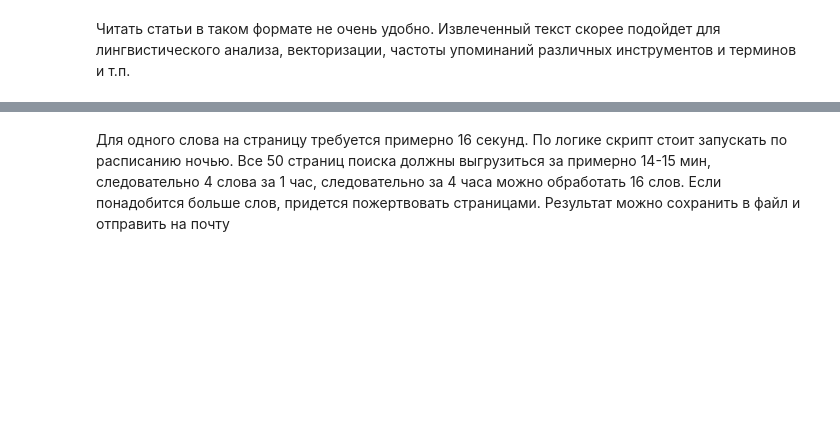
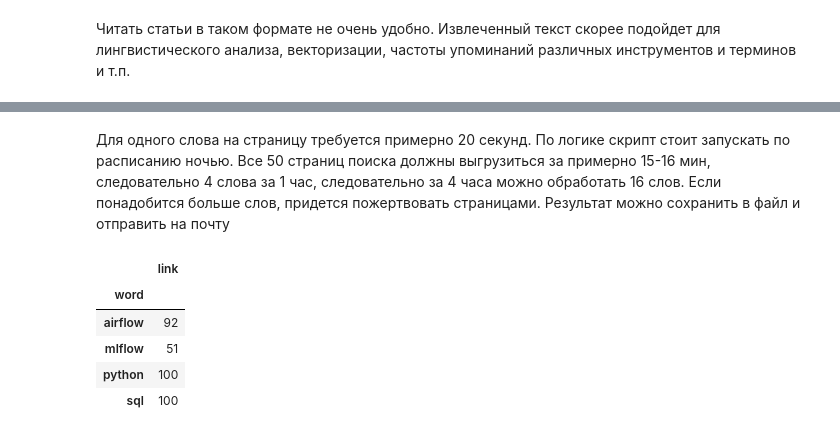
Before and after one commit to choodnovsky/Neto_DEGP-12, a Jupyter notebook: dz_2.05.ipynb, the cells around one changed output, grey strips where cells are left out. Cells and saved outputs as stored; diff of their text form; code cells hidden in the pictures; blank space fills up the shorter version.

Commit message:
исправил ошибку со страницами

```diff
--- a/dz_2.05.ipynb
+++ b/dz_2.05.ipynb
@@ -206,2 +215,11 @@ content_pro.sort_values(by='date', ascending=False).head(10)
 # %% [markdown]
-Для одного слова на страницу требуется примерно 16 секунд. По логике скрипт стоит запускать по расписанию ночью. Все 50 страниц поиска должны выгрузиться за примерно 14-15 мин, следовательно 4 слова за 1 час, следовательно за 4 часа можно обработать 16 слов. Если понадобится больше слов, придется пожертвовать страницами. Результат можно сохранить в файл и отправить на почту
+Для одного слова на страницу требуется примерно 20 секунд. По логике скрипт стоит запускать по расписанию ночью. Все 50 страниц поиска должны выгрузиться за примерно 15-16 мин, следовательно 4 слова за 1 час, следовательно за 4 часа можно обработать 16 слов. Если понадобится больше слов, придется пожертвовать страницами. Результат можно сохранить в файл и отправить на почту
+# %%
+content_pro.groupby('word').agg({'link':'count'})
+# %% [output]
+|  | link |
+| word |  |
+| airflow | 92 |
+| mlflow | 51 |
+| python | 100 |
+| sql | 100 |
```
Also changed, not shown: parts of 14 cells of this notebook.
